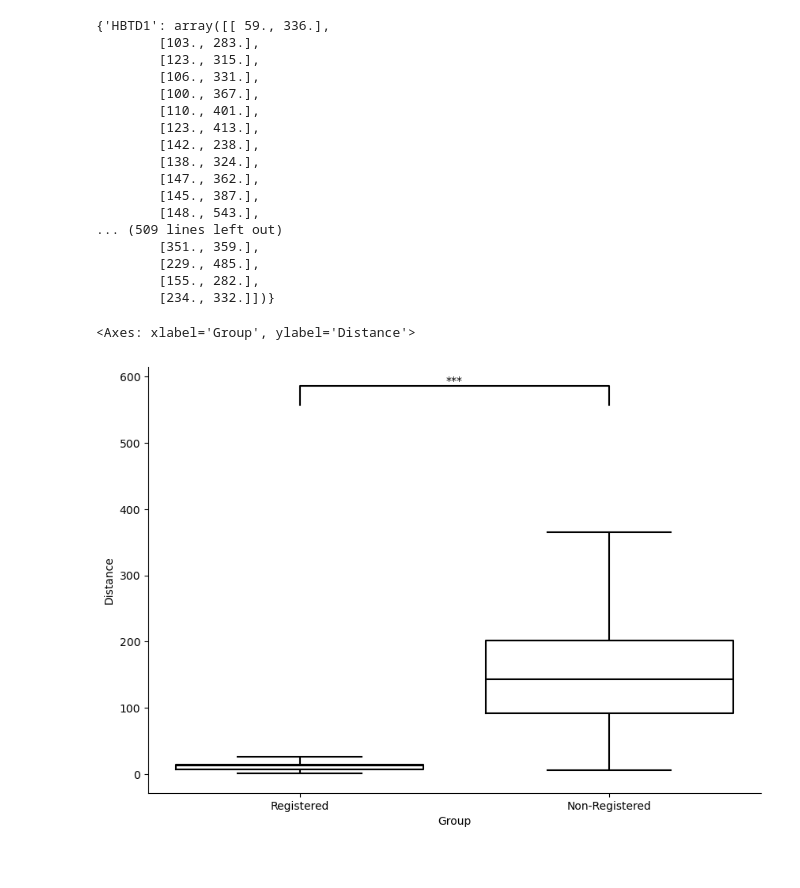
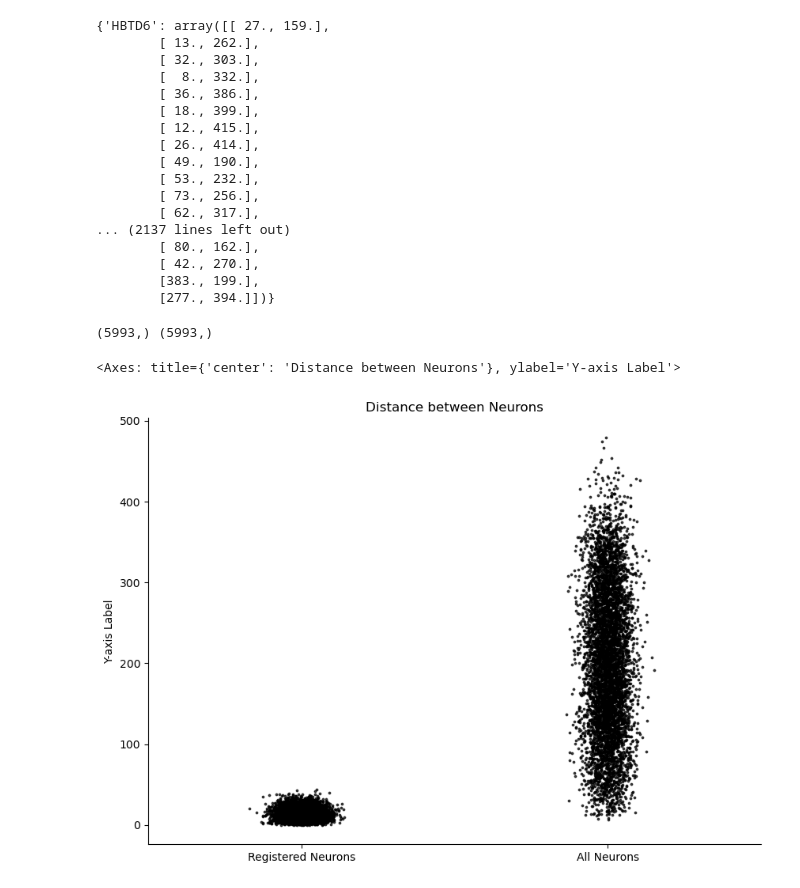
Before and after one commit to CogEmLab/helping-behaviour-calcium-imaging, a Jupyter notebook: measure_distance_validation.ipynb, the cells around one changed output. Saved outputs shown, nothing was run; the diff lists cells and outputs as text; code cells hidden in the pictures.

```diff
--- a/measure_distance_validation.ipynb
+++ b/measure_distance_validation.ipynb
@@ -11,5 +11,5 @@ from src.session_loader import Session
 # %%
-reg_matrix = np.load(r'processed-data/registration/Oct_2024_synthetic/1001_registered_ids.npy')
-indexing = np.load(r'processed-data/registration/Oct_2024_synthetic/1001_session_indexing.npy', allow_pickle=True).item()
+reg_matrix = np.load(r'processed-data/Oct_2021/registration/5592_accepted_only_registered_ids.npy')
+indexing = np.load(r'processed-data/Oct_2021/registration/5592_accepted_only_session_indexing.npy', allow_pickle=True).item()
 print(reg_matrix.shape, indexing)
 # %% [output]
@@ -17,4 +17,4 @@ print(reg_matrix.shape, indexing)
 # %%
-session_file = pd.read_csv('data/SESSION_FILE_insilico_2024-11-26_14-25-32.csv')
+session_file = pd.read_csv('data/log/SESSION_FILE_event_associated_cells_definition_2024-10-08_11-44-29.csv')
 session_file.head()
 # %% [output]
@@ -28,4 +28,4 @@ session_file.head()
 # %%
-session_file = session_file[session_file['Mouse'] == 1001]
+session_file = session_file[session_file['Mouse'] == 5592]
 session_file.head()
 # %% [output]
@@ -46,23 +46,23 @@ for i, row in session_file.iterrows():
 
 pos_dic
 # %% [output]
-{'HBTD1': array([[ 59., 336.],
-        [103., 283.],
-        [123., 315.],
-        [106., 331.],
-        [100., 367.],
-        [110., 401.],
-        [123., 413.],
-        [142., 238.],
-        [138., 324.],
-        [147., 362.],
-        [145., 387.],
-        [148., 543.],
-... (509 lines left out)
-        [351., 359.],
-        [229., 485.],
-        [155., 282.],
-        [234., 332.]])}
+{'HBTD6': array([[ 27., 159.],
+        [ 13., 262.],
+        [ 32., 303.],
+        [  8., 332.],
+        [ 36., 386.],
+        [ 18., 399.],
+        [ 12., 415.],
+        [ 26., 414.],
+        [ 49., 190.],
+        [ 53., 232.],
+        [ 73., 256.],
+        [ 62., 317.],
+... (2137 lines left out)
+        [ 80., 162.],
+        [ 42., 270.],
+        [383., 199.],
+        [277., 394.]])}
 # %%
 import numpy as np
 from collections import defaultdict
@@ -109,10 +109,16 @@ def compute_distances(assignments: np.ndarray,
     # Ensure both lists have the same number of samples
     min_length = min(len(registered_distances), len(non_registered_distances))
     return np.array(registered_distances[:min_length]), np.array(non_registered_distances[:min_length])
+# %%
+reg_dist, non_reg_dist = compute_distances(reg_matrix, indexing, pos_dic)
+print(reg_dist.shape, non_reg_dist.shape)
+# %% [output]
+(5993,) (5993,)
 # %%
 fig, ax = plt.subplots(figsize=(10, 7))
+from src.plotting import plot_boxplots
 
-plot_boxplots(registered_distances, non_registered_distances, ax=ax, labels=['Registered', 'Non-Registered'], ylabel='Distance')
+plot_boxplots(reg_dist, non_reg_dist, ax, labels=('Registered Neurons', 'All Neurons'), title='Distance between Neurons')
 # %% [output]
-<Axes: xlabel='Group', ylabel='Distance'>
+<Axes: title={'center': 'Distance between Neurons'}, ylabel='Y-axis Label'>
-[figure, old version]
+[figure, new version]
```
Also changed, not shown: parts of 6 cells of this notebook.
